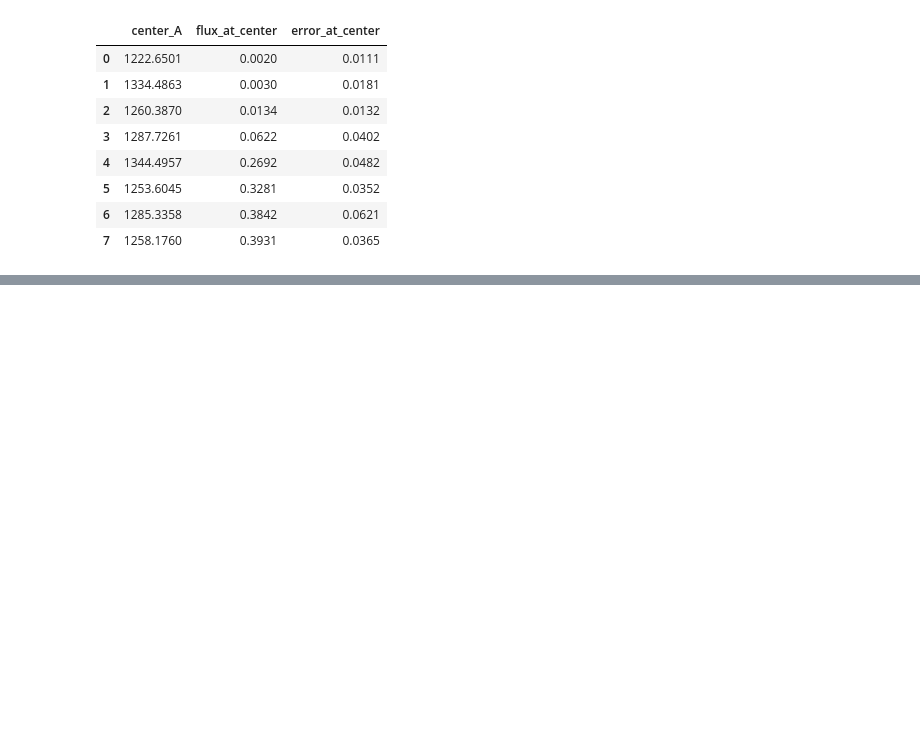
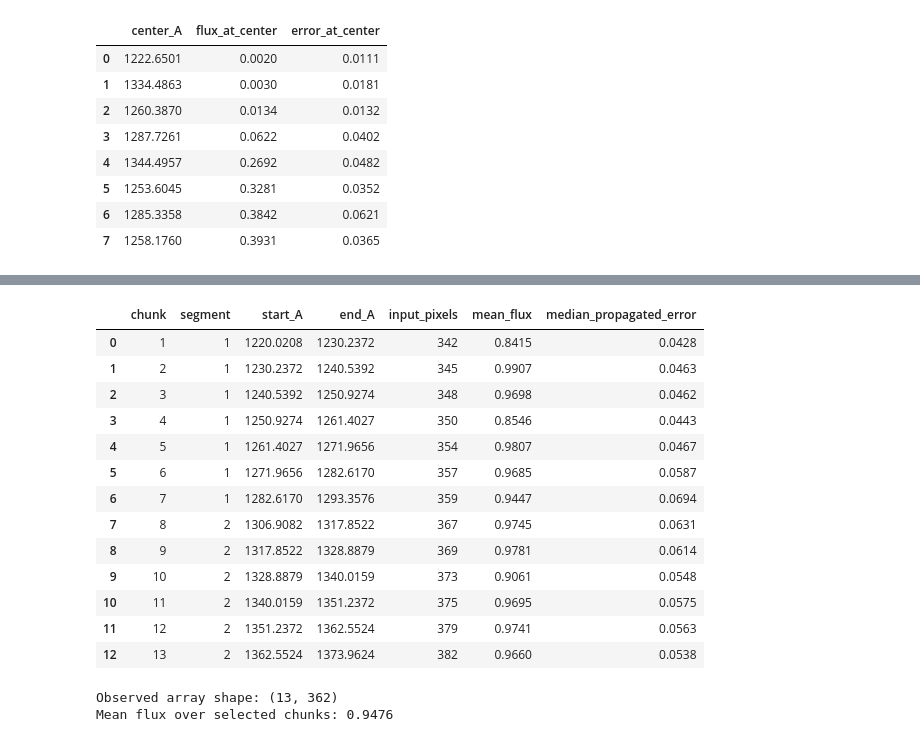
Before and after one commit to gogoi7/lya_forest_ml, a Jupyter notebook: notebooks/cos_obs.ipynb, the cells around one changed output, grey strips where cells are left out. Cells and saved outputs as stored; diff of their text form; code cells hidden in the pictures; blank space fills up the shorter version.

```diff
--- a/notebooks/cos_obs.ipynb
+++ b/notebooks/cos_obs.ipynb
@@ -346,7 +348,7 @@ print("Convolution checks passed.")
 # %% [output]
 Convolution checks passed.
 # %%
-MOCK_MODEL = "EX0"
+MOCK_MODEL = "EX3"
 MOCK_LOS = 9000
 
 calibration_path = (
@@ -893,0 +1230,65 @@ fig_strong.show()
+# %%
+obs_flux_13 = []
+obs_error_13 = []
+
+for row in chunks.itertuples(index=False):
+    indices = segments[int(row.segment) - 1]
+
+    assert np.all(spectrum.valid[indices])
+    assert np.all(np.diff(indices) == 1)
+    assert np.all(
+        np.diff(spectrum.wavelength[indices]) <= 3 * typical_spacing
+    )
+
+    np.testing.assert_allclose(
+        C_KMS * np.log(row.end_A / row.start_A),
+        LOS_LENGTH_KMS,
+        rtol=0.0,
+        atol=1e-7,
+    )
+
+    rebinned_flux, rebinned_error = rebin_observed_chunk(
+        wave=spectrum.wavelength[indices],
+        flux=spectrum.flux[indices],
+        error=spectrum.error[indices],
+        start_A=row.start_A,
+        length_kms=LOS_LENGTH_KMS,
+        n_pixels=CHUNK_PIXELS,
+    )
+    obs_flux_13.append(rebinned_flux)
+    obs_error_13.append(rebinned_error)
+
+obs_flux_13 = np.asarray(obs_flux_13)
+obs_error_13 = np.asarray(obs_error_13)
+
+assert obs_flux_13.shape == (BUNDLE_SIZE, CHUNK_PIXELS)
+assert np.all(np.isfinite(obs_flux_13))
+assert np.all(np.isfinite(obs_error_13))
+assert np.all(obs_error_13 > 0)
+
+obs_chunk_summary = chunks.copy()
+obs_chunk_summary["mean_flux"] = obs_flux_13.mean(axis=1)
+obs_chunk_summary["median_propagated_error"] = np.median(
+    obs_error_13, axis=1
+)
+
+display(obs_chunk_summary.round(4))
+print(f"Observed array shape: {obs_flux_13.shape}")
+print(f"Mean flux over selected chunks: {obs_flux_13.mean():.4f}")
+# %% [output]
+|  | chunk | segment | start_A | end_A | input_pixels | mean_flux | median_propagated_error |
+| 0 | 1 | 1 | 1220.0208 | 1230.2372 | 342 | 0.8415 | 0.0428 |
+| 1 | 2 | 1 | 1230.2372 | 1240.5392 | 345 | 0.9907 | 0.0463 |
+| 2 | 3 | 1 | 1240.5392 | 1250.9274 | 348 | 0.9698 | 0.0462 |
+| 3 | 4 | 1 | 1250.9274 | 1261.4027 | 350 | 0.8546 | 0.0443 |
+| 4 | 5 | 1 | 1261.4027 | 1271.9656 | 354 | 0.9807 | 0.0467 |
+| 5 | 6 | 1 | 1271.9656 | 1282.6170 | 357 | 0.9685 | 0.0587 |
+| 6 | 7 | 1 | 1282.6170 | 1293.3576 | 359 | 0.9447 | 0.0694 |
+| 7 | 8 | 2 | 1306.9082 | 1317.8522 | 367 | 0.9745 | 0.0631 |
+| 8 | 9 | 2 | 1317.8522 | 1328.8879 | 369 | 0.9781 | 0.0614 |
+| 9 | 10 | 2 | 1328.8879 | 1340.0159 | 373 | 0.9061 | 0.0548 |
+| 10 | 11 | 2 | 1340.0159 | 1351.2372 | 375 | 0.9695 | 0.0575 |
+| 11 | 12 | 2 | 1351.2372 | 1362.5524 | 379 | 0.9741 | 0.0563 |
+| 12 | 13 | 2 | 1362.5524 | 1373.9624 | 382 | 0.9660 | 0.0538 |
+Observed array shape: (13, 362)
+Mean flux over selected chunks: 0.9476
```
Also changed, not shown: parts of 19 cells of this notebook, 13 other files.
